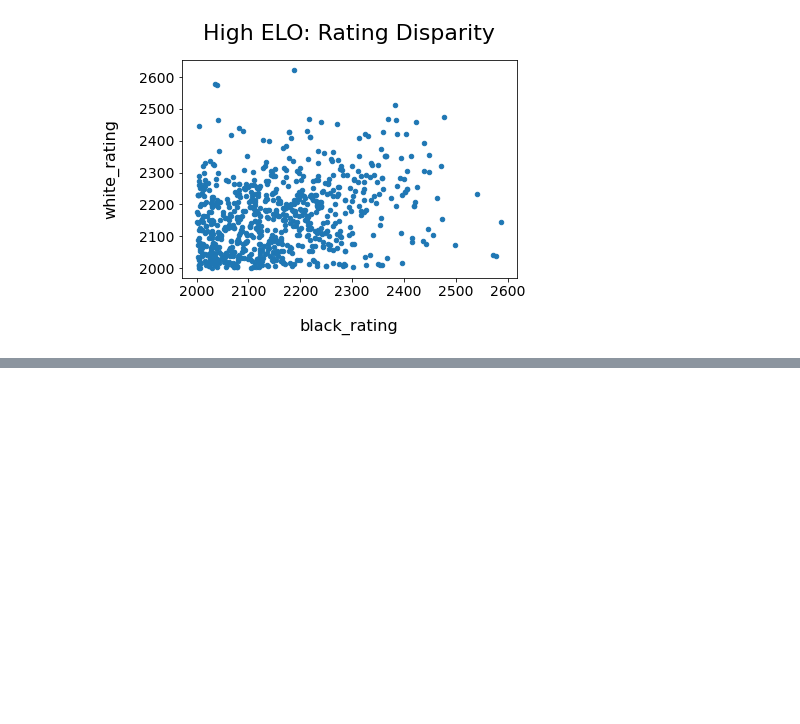
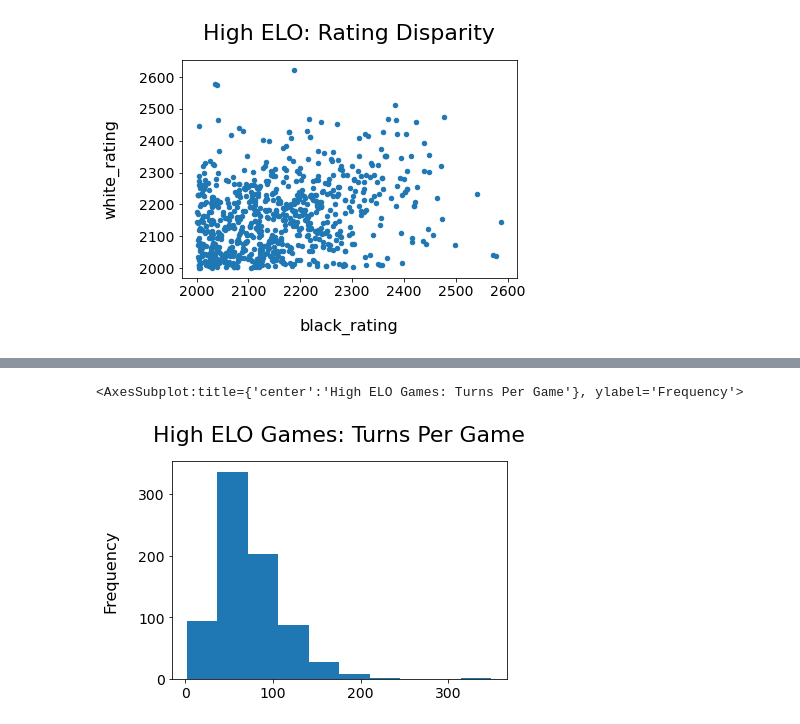
Before and after one commit to Squ4nchy/data_visualisation, a Jupyter notebook: data_visualisation.ipynb, the cells around one changed output, grey strips where cells are left out. Drawn from its saved outputs; the diff is of its cells as text; code cells hidden in the pictures; blank space fills up the shorter version.

```diff
--- a/data_visualisation.ipynb
+++ b/data_visualisation.ipynb
@@ -184,0 +182,5 @@ wine_reviews['points'].plot.hist()
+# %%
+high_rated['turns'].plot.hist(title='High ELO Games: Turns Per Game')
+# %% [output]
+<AxesSubplot:title={'center':'High ELO Games: Turns Per Game'}, ylabel='Frequency'>
+[figure, added]
```
Also changed, not shown: parts of 10 cells of this notebook, 1 other file.
